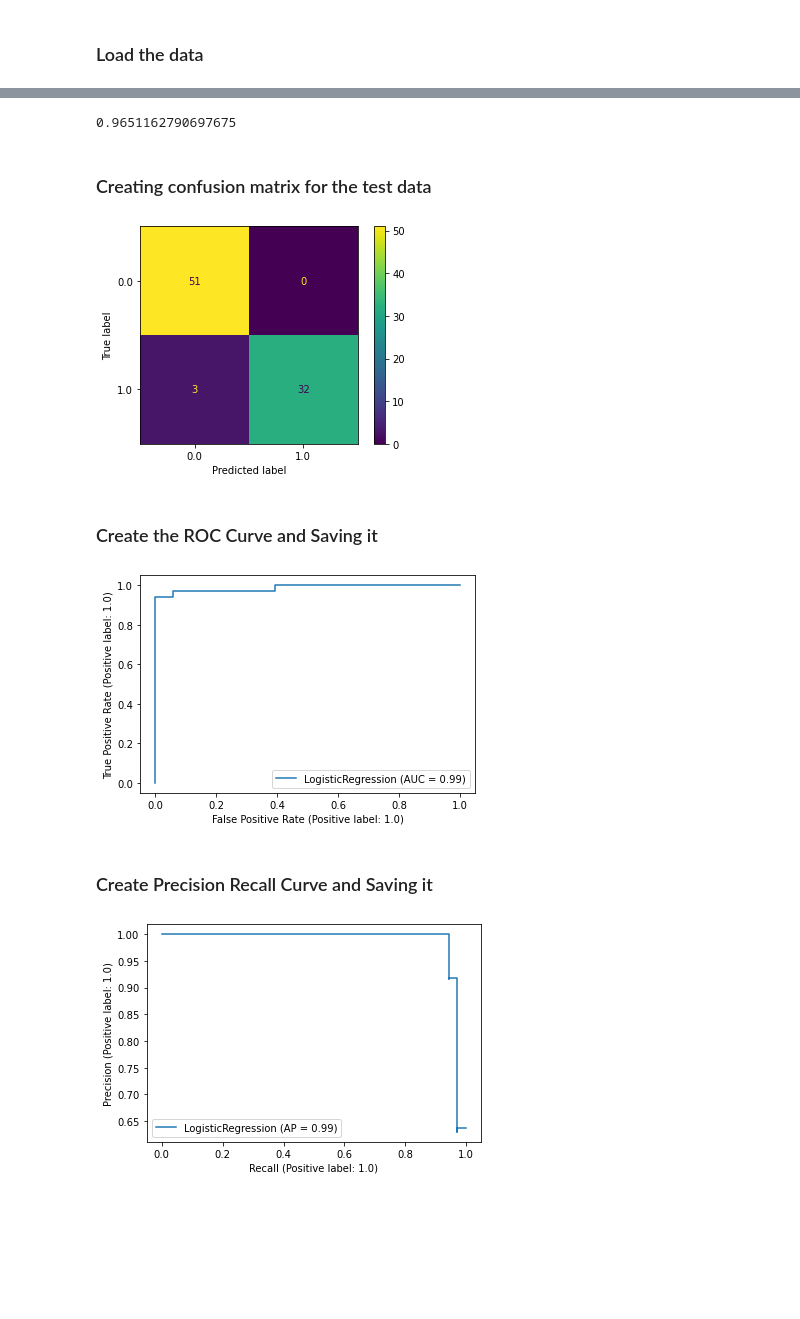
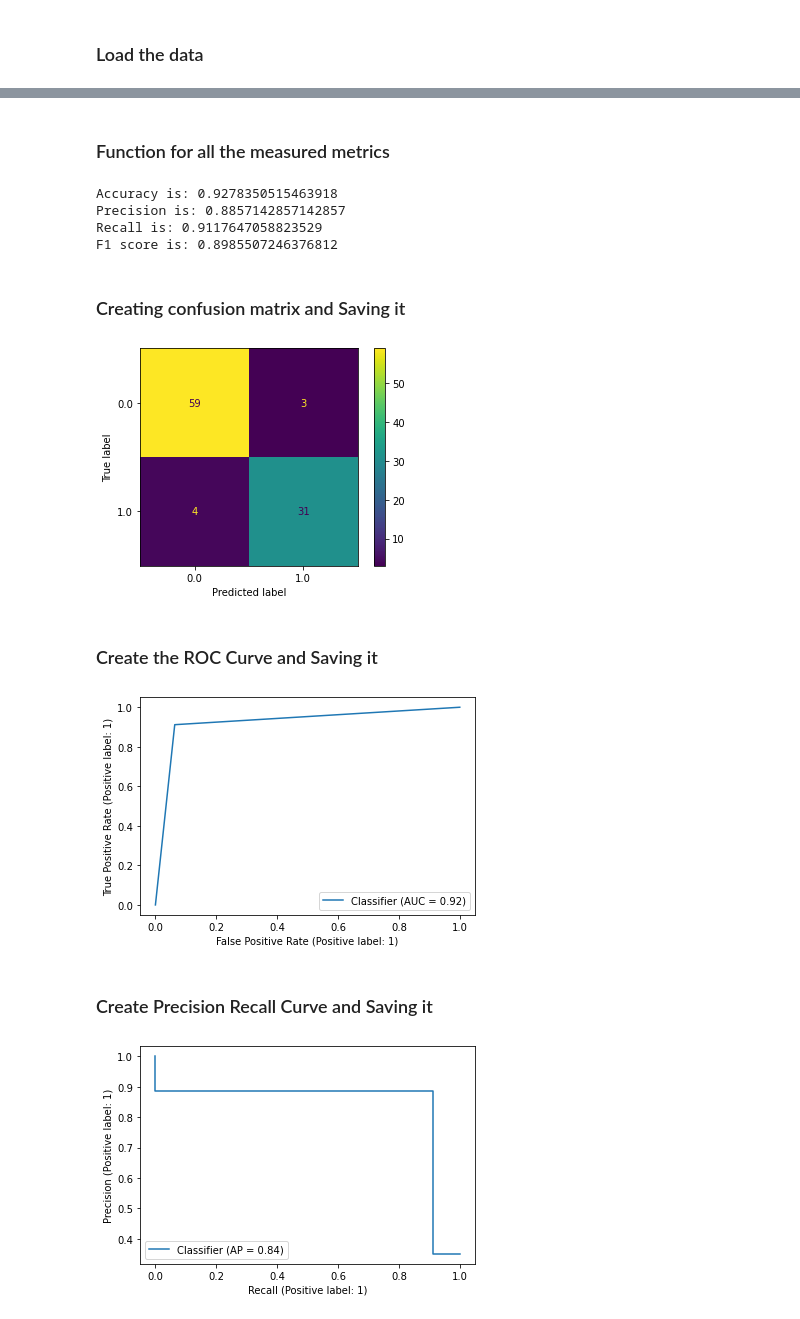
Before and after one commit to UCB-stat-159-s22/hw07-Group26, a Jupyter notebook: codes/logistic_reg.ipynb, the cells around one changed output, grey strips where cells are left out. Drawn from its saved outputs; the diff is of its cells as text; code cells hidden in the pictures; blank space fills up the shorter version.

Commit message:
Final logistic regression model

```diff
--- a/codes/logistic_reg.ipynb
+++ b/codes/logistic_reg.ipynb
@@ -14,6 +15,6 @@ from sklearn.metrics import accuracy_score, plot_confusion_matrix, plot_roc_curv
 # %% [markdown]
 ### Load the data
 # %%
-train_data = pd.read_csv('data/train.csv')
-val_data = pd.read_csv('data/val.csv')
-test_data = pd.read_csv('data/test.csv')
+train_data = pd.read_csv('../data/train.csv')
+val_data = pd.read_csv('../data/val.csv')
+test_data = pd.read_csv('../data/test.csv')
@@ -45,8 +23,11 @@ fractal_dimension_worst : (0.08198127402198797, 0.08545898504536954)
 # %%
-X_train = train_data.drop(labels = ['diagnosis','id'],axis = 1) # drop labels and less predictive features for feature matrix
-y_train = train_data['diagnosis']
-X_val = val_data.drop(labels = ['diagnosis','id'],axis = 1)
-y_val = val_data['diagnosis']
-X_test = test_data.drop(labels = ['diagnosis','id'],axis = 1)
-y_test = test_data['diagnosis']
+def preprocessing(train_data,val_data):
+    '''This function does some preprocessing of the data before performing logistic regression'''
+    X_train = train_data.drop(labels = ['diagnosis','id'],axis = 1) # drop labels and less predictive features for feature matrix
+    y_train = train_data['diagnosis']
+    X_val = val_data.drop(labels = ['diagnosis','id'],axis = 1)
+    y_val = val_data['diagnosis']
+    return X_train,X_val,y_train,y_val
+
+X_train,X_val,y_train,y_val = preprocessing(train_data, val_data)
 # %% [markdown]
@@ -54,5 +35,13 @@ y_test = test_data['diagnosis']
 # %%
-model = LogisticRegression(max_iter = 5000)
-model.fit(X_train,y_train)
-y_preds = model.predict(X_val)
-accuracy_score(y_preds,y_val)
+def logistic_regression(X,y):
+    model = LogisticRegression(max_iter = 5000)
+    return model.fit(X,y)
+
+def logistic_regression_predict(X):
+    return model.predict(X)
+
+# Built the model
+logistic_regression(X_train,y_train)
+
+# get the predictions
+y_preds = logistic_regression_predict(X_val)
@@ -63,26 +48,38 @@ accuracy_score(y_preds,y_val)
-# %%
-y_preds_test = model.predict(X_test)
-accuracy_score(y_preds_test,y_test)
-# %% [output]
-0.9651162790697675
+# %% [markdown]
+### Function for all the measured metrics
+# %%
+def get_metrics(y_preds,y_val):
+    '''This gets all the measured metrics including accuracy, precision, recall and F1 score'''
+    print('Accuracy is:', accuracy_score(y_preds,y_val))
+    print('Precision is:', precision_score(y_preds,y_val))
+    print('Recall is:', recall_score(y_preds,y_val))
+    print('F1 score is:' , f1_score(y_preds,y_val))
+
+# get the necessary metrics
+get_metrics(y_preds,y_val)
+# %% [output]
+Accuracy is: 0.9278350515463918
+Precision is: 0.8857142857142857
+Recall is: 0.9117647058823529
+F1 score is: 0.8985507246376812
 # %% [markdown]
-### Creating confusion matrix for the test data
+### Creating confusion matrix and Saving it
 # %%
-confusion_matrix = plot_confusion_matrix(model,X_test,y_test);
-plt.savefig('figures/confusion_matrix.png')
+ConfusionMatrixDisplay.from_predictions(y_val,y_preds);
+plt.savefig('../figures/confusion_matrix_logistic.png')
 # %% [output]
-[figure, old version]
+[figure, new version]
 # %% [markdown]
 ### Create the ROC Curve and Saving it
 # %%
-plot_roc_curve(model,X_test,y_test);
-plt.savefig('figures/roc_curve');
+RocCurveDisplay.from_predictions(y_preds,y_val);
+plt.savefig('../figures/roc_curve_logistic');
 # %% [output]
-[figure, old version]
+[figure, new version]
 # %% [markdown]
 ### Create Precision Recall Curve and Saving it
 # %%
-plot_precision_recall_curve(model,X_test,y_test);
-plt.savefig('figures/precision_recall_curve');
+PrecisionRecallDisplay.from_predictions(y_preds,y_val);
+plt.savefig('../figures/precision_recall_curve_logistic');
 # %% [output]
-[figure, old version]
+[figure, new version]
```
Also changed, not shown: parts of 8 cells of this notebook.
